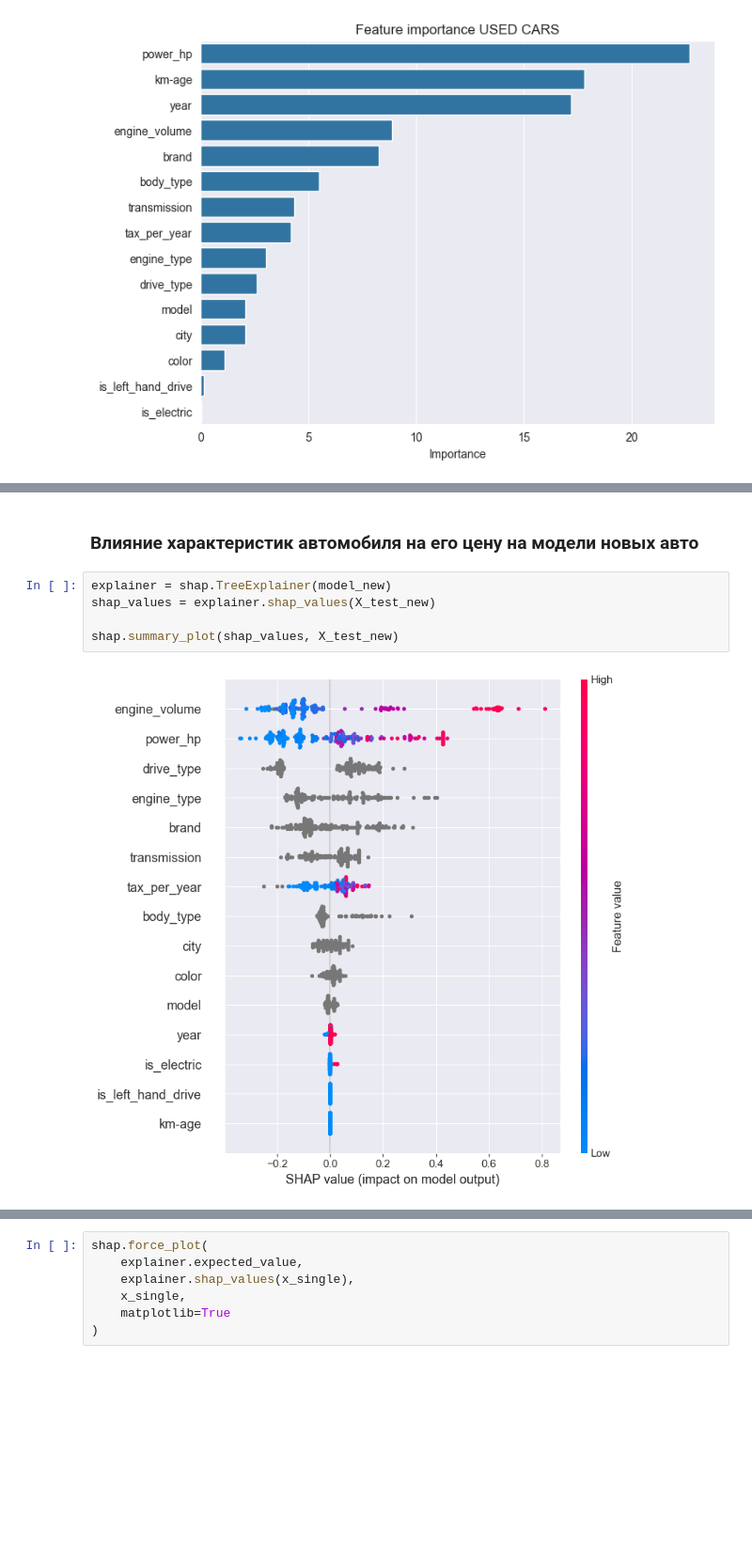
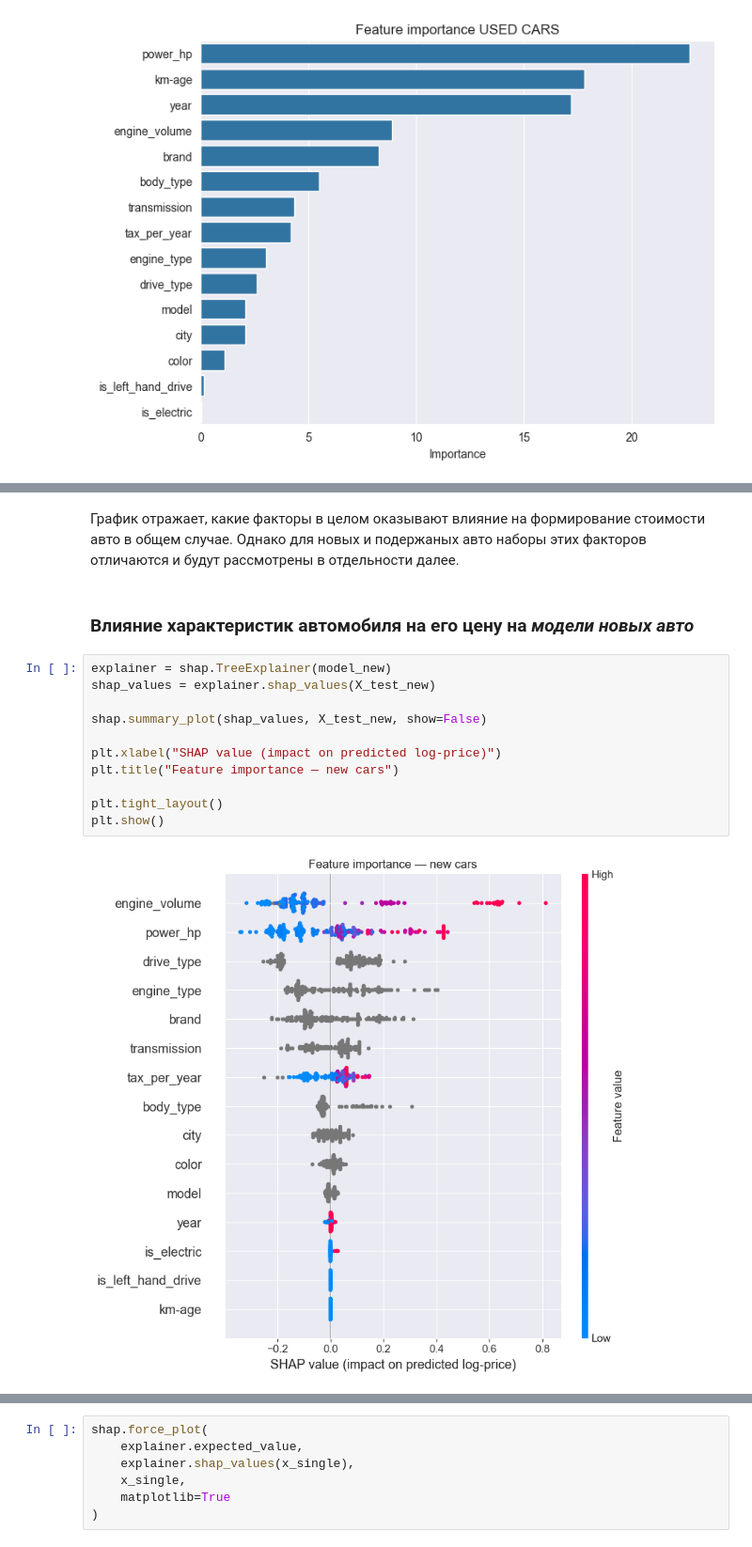
Before and after one commit to NOBLEMAN888/car-price-prediction-auto-ru, a Jupyter notebook: car_price_prediction_auto_ru.ipynb, the cells around one changed output, grey strips where cells are left out. Shown at 94% size. Cells and saved outputs as stored; diff of their text form; blank space fills up the shorter version.

```diff
--- a/car_price_prediction_auto_ru.ipynb
+++ b/car_price_prediction_auto_ru.ipynb
@@ -636,9 +681,17 @@ shap.summary_plot(shap_values, X_test)
+# %% [markdown]
+График отражает, какие факторы в целом оказывают влияние на формирование стоимости авто в общем случае. Однако для новых и подержаных авто наборы этих факторов отличаются и будут рассмотрены в отдельности далее.
 # %% [markdown]
-### Влияние характеристик автомобиля на его цену на модели новых авто
+### Влияние характеристик автомобиля на его цену на *модели новых авто*
 # %%
 explainer = shap.TreeExplainer(model_new)
 shap_values = explainer.shap_values(X_test_new)
 
-shap.summary_plot(shap_values, X_test_new)
+shap.summary_plot(shap_values, X_test_new, show=False)
+
+plt.xlabel("SHAP value (impact on predicted log-price)")
+plt.title("Feature importance — new cars")
+
+plt.tight_layout()
+plt.show()
 # %% [output]
-[figure, old version]
+[figure, new version]
```
Also changed, not shown: parts of 30 cells of this notebook.
